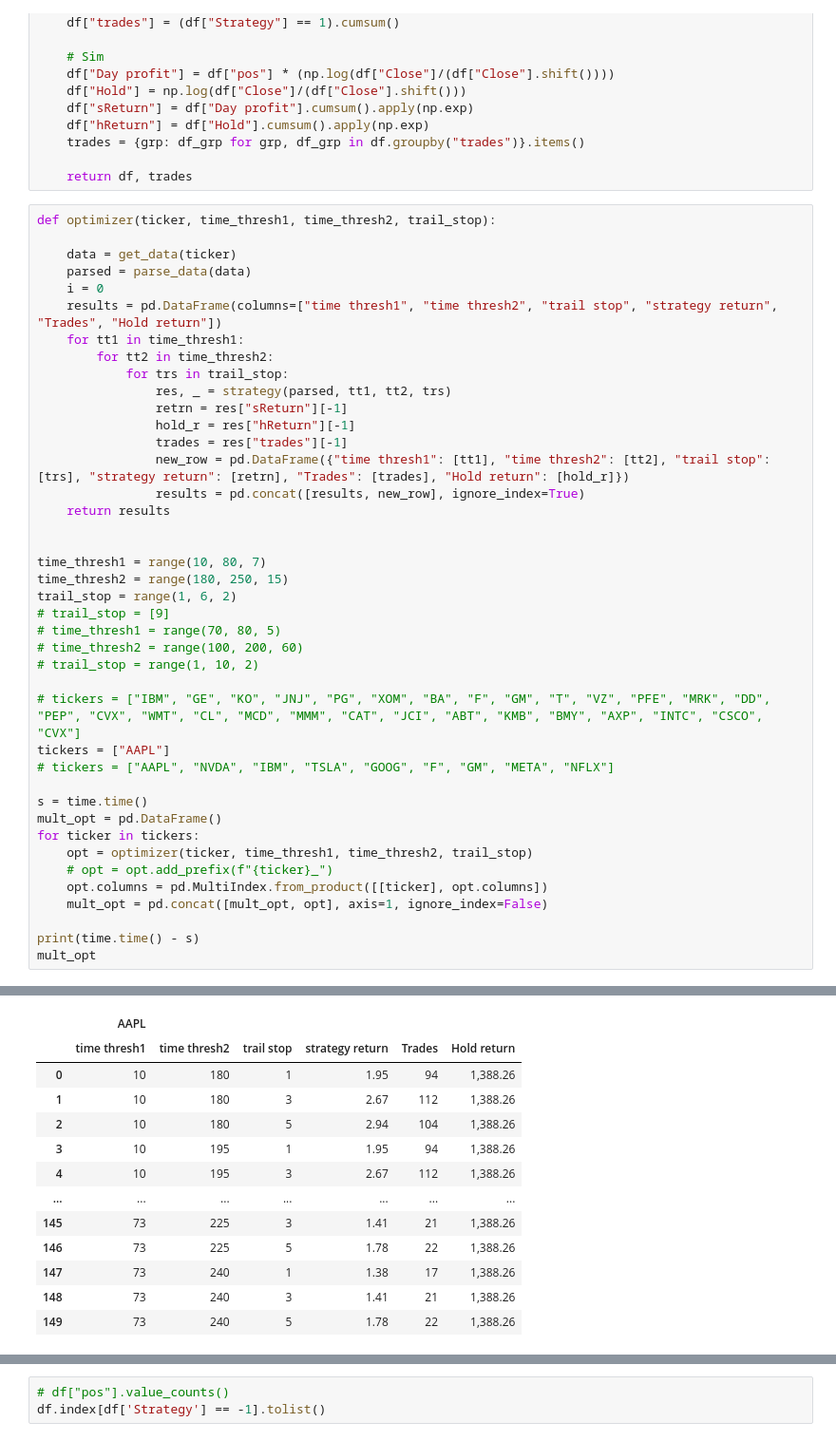
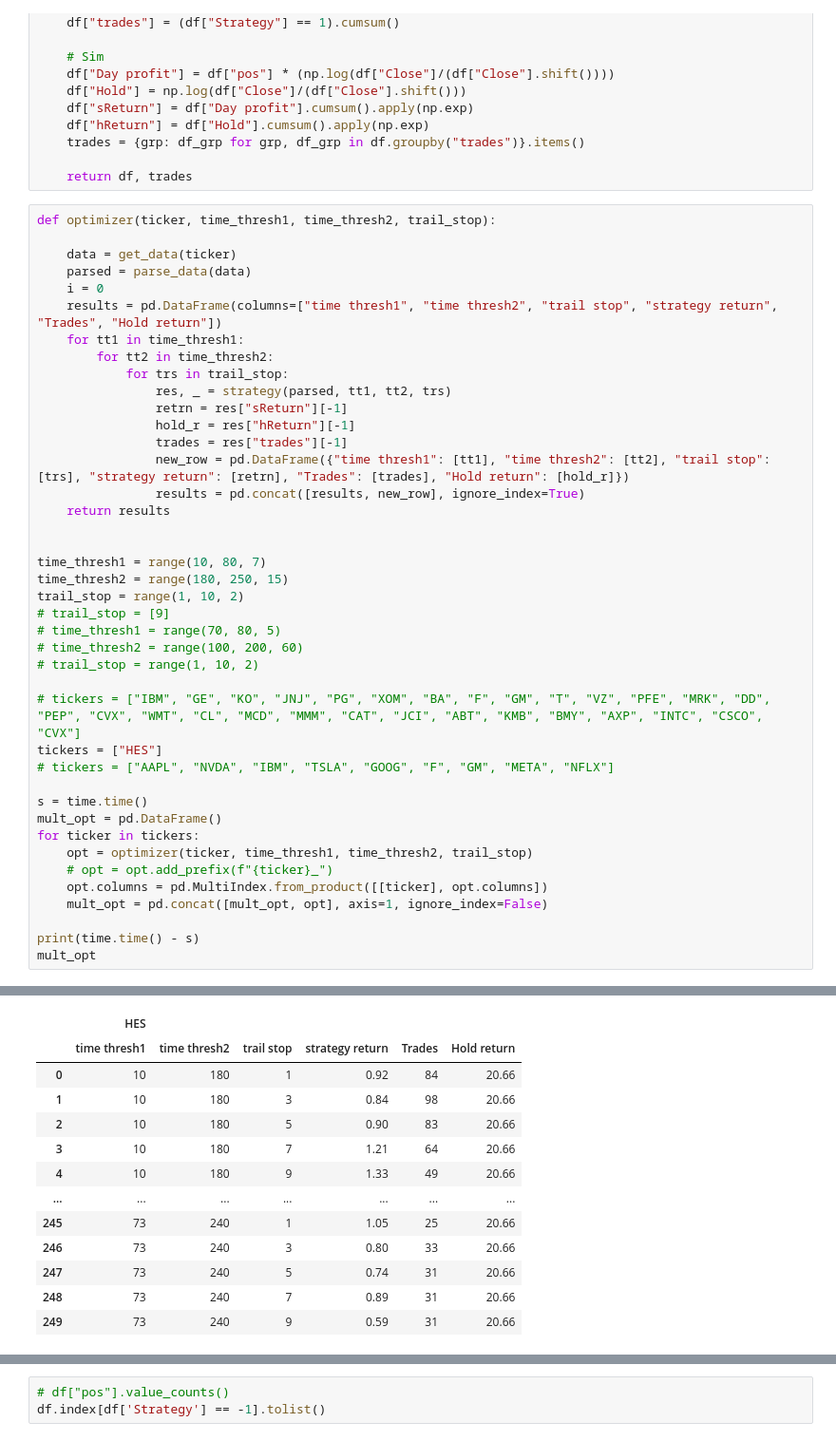
Before and after one commit to Idanq1/Stocks-Strategies, a Jupyter notebook: 52 week/Back testing.ipynb, the cells around one changed output, grey strips where cells are left out. Shown at 95% size. Cells and saved outputs as stored; diff of their text form.

```diff
--- a/52 week/Back testing.ipynb
+++ b/52 week/Back testing.ipynb
@@ -117,14 +117,14 @@ def optimizer(ticker, time_thresh1, time_thresh2, trail_stop):
 
 time_thresh1 = range(10, 80, 7)
 time_thresh2 = range(180, 250, 15)
-trail_stop = range(1, 6, 2)
+trail_stop = range(1, 10, 2)
 # trail_stop = [9]
 # time_thresh1 = range(70, 80, 5)
 # time_thresh2 = range(100, 200, 60)
 # trail_stop = range(1, 10, 2)
 
 # tickers = ["IBM", "GE", "KO", "JNJ", "PG", "XOM", "BA", "F", "GM", "T", "VZ", "PFE", "MRK", "DD", "PEP", "CVX", "WMT", "CL", "MCD", "MMM", "CAT", "JCI", "ABT", "KMB", "BMY", "AXP", "INTC", "CSCO", "CVX"]
-tickers = ["AAPL"]
+tickers = ["HES"]
 # tickers = ["AAPL", "NVDA", "IBM", "TSLA", "GOOG", "F", "GM", "META", "NFLX"]
 
 s = time.time()
@@ -143,13 +143,13 @@ mult_opt
-|  | AAPL |  |  |  |  |  |
+|  | HES |  |  |  |  |  |
 |  | time thresh1 | time thresh2 | trail stop | strategy return | Trades | Hold return |
-| 0 | 10 | 180 | 1 | 1.95 | 94 | 1,388.26 |
-| 1 | 10 | 180 | 3 | 2.67 | 112 | 1,388.26 |
-| 2 | 10 | 180 | 5 | 2.94 | 104 | 1,388.26 |
-| 3 | 10 | 195 | 1 | 1.95 | 94 | 1,388.26 |
-| 4 | 10 | 195 | 3 | 2.67 | 112 | 1,388.26 |
+| 0 | 10 | 180 | 1 | 0.92 | 84 | 20.66 |
+| 1 | 10 | 180 | 3 | 0.84 | 98 | 20.66 |
+| 2 | 10 | 180 | 5 | 0.90 | 83 | 20.66 |
+| 3 | 10 | 180 | 7 | 1.21 | 64 | 20.66 |
+| 4 | 10 | 180 | 9 | 1.33 | 49 | 20.66 |
 | ... | ... | ... | ... | ... | ... | ... |
-| 145 | 73 | 225 | 3 | 1.41 | 21 | 1,388.26 |
-| 146 | 73 | 225 | 5 | 1.78 | 22 | 1,388.26 |
-| 147 | 73 | 240 | 1 | 1.38 | 17 | 1,388.26 |
-| 148 | 73 | 240 | 3 | 1.41 | 21 | 1,388.26 |
-| 149 | 73 | 240 | 5 | 1.78 | 22 | 1,388.26 |
+| 245 | 73 | 240 | 1 | 1.05 | 25 | 20.66 |
+| 246 | 73 | 240 | 3 | 0.80 | 33 | 20.66 |
+| 247 | 73 | 240 | 5 | 0.74 | 31 | 20.66 |
+| 248 | 73 | 240 | 7 | 0.89 | 31 | 20.66 |
+| 249 | 73 | 240 | 9 | 0.59 | 31 | 20.66 |
```
Also changed, not shown: parts of 8 cells of this notebook, 3 other files.
